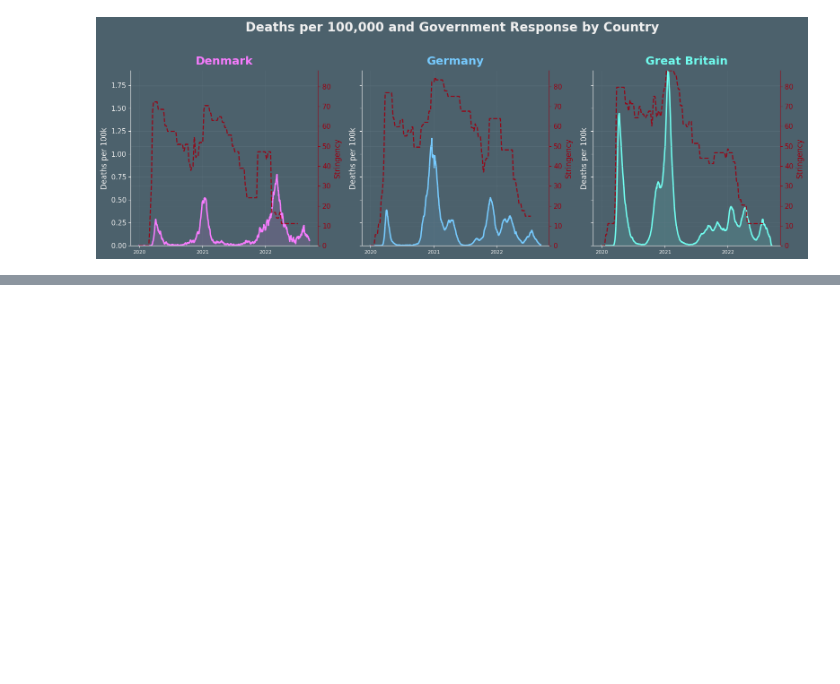
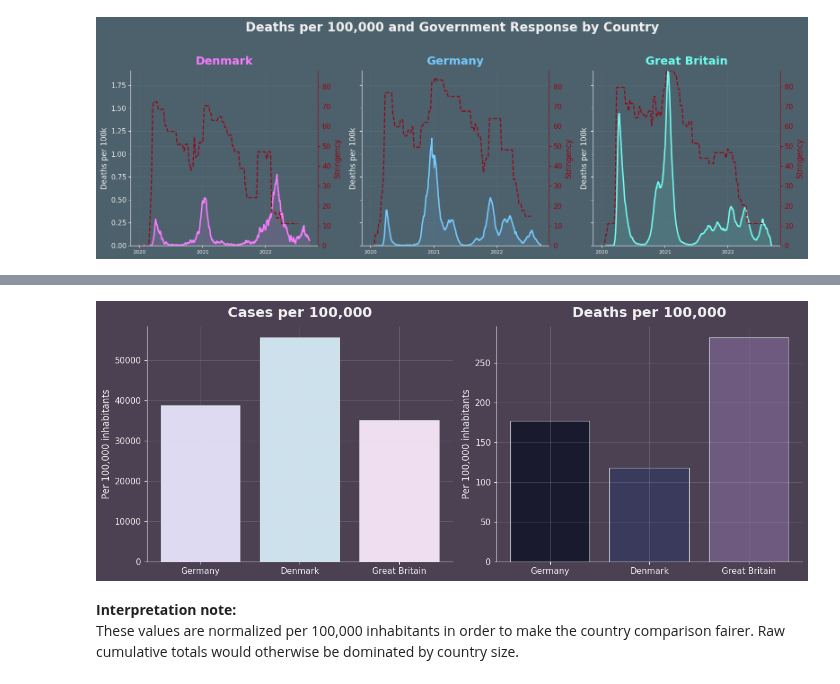
Before and after one commit to vichalder/final_project, a Jupyter notebook: notebooks/Kats_arbejdsfil.ipynb, the cells around one changed output, grey strips where cells are left out. Drawn from its saved outputs; the diff is of its cells as text; code cells hidden in the pictures; blank space fills up the shorter version.

```diff
--- a/notebooks/Kats_arbejdsfil.ipynb
+++ b/notebooks/Kats_arbejdsfil.ipynb
@@ -1702,0 +1851,37 @@ SyntaxError: invalid syntax (3832129496.py, line 5)
+# %%
+fig, axes = plt.subplots(1, 2, figsize=(13, 5.2), sharey=False)
+
+# Cases
+axes[0].bar(
+    latest_country_totals["country"],
+    latest_country_totals["cases_per_100k"],
+    color=[country_colors[c] for c in latest_country_totals["location_key"]],
+    edgecolor=BORDER_SOFT,
+    linewidth=0.8
+)
+axes[0].set_title("Cases per 100,000", pad=12)
+axes[0].set_ylabel("Per 100,000 inhabitants")
+axes[0].spines["top"].set_visible(False)
+axes[0].spines["right"].set_visible(False)
+
+# Deaths
+axes[1].bar(
+    latest_country_totals["country"],
+    latest_country_totals["deaths_per_100k"],
+    color=[ACCENT_2, ACCENT_1, "#6E5A7E"],
+    edgecolor=BORDER_SOFT,
+    linewidth=0.8
+)
+axes[1].set_title("Deaths per 100,000", pad=12)
+axes[1].set_ylabel("Per 100,000 inhabitants")
+axes[1].spines["top"].set_visible(False)
+axes[1].spines["right"].set_visible(False)
+
+fig.patch.set_facecolor(BG_DARK)
+plt.tight_layout()
+plt.show()
+# %% [output]
+[figure, added]
+# %% [markdown]
+**Interpretation note:**
+These values are normalized per 100,000 inhabitants in order to make the country comparison fairer. Raw cumulative totals would otherwise be dominated by country size.
```
Also changed, not shown: parts of 47 cells of this notebook.
